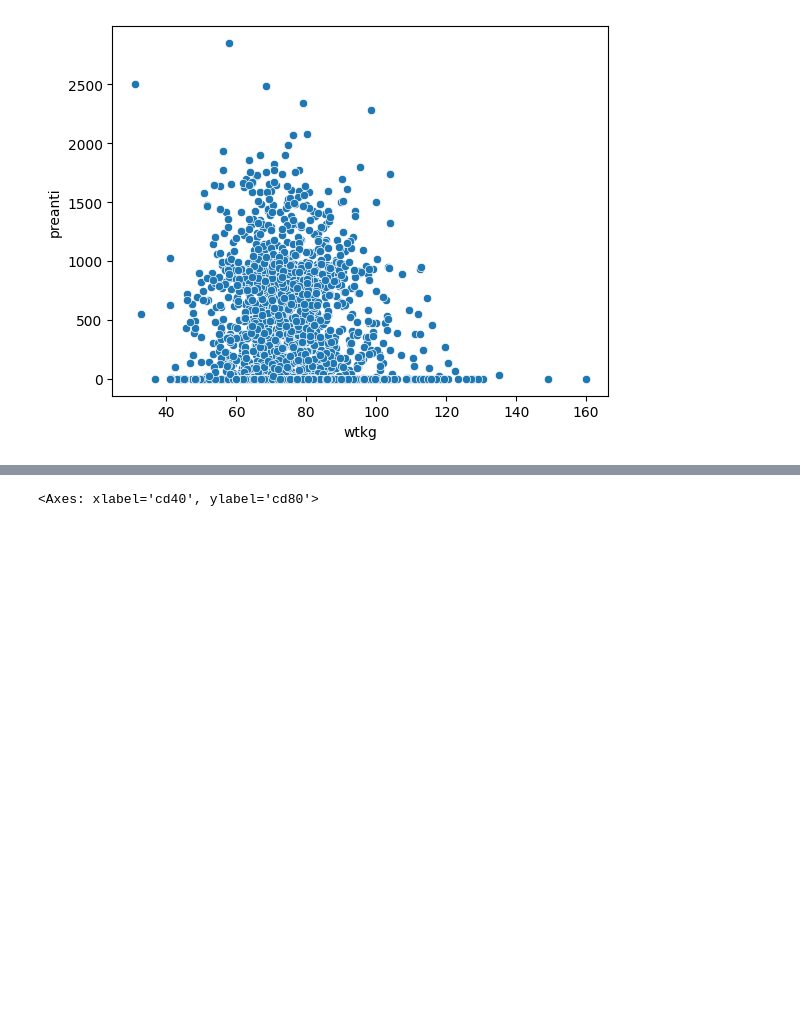
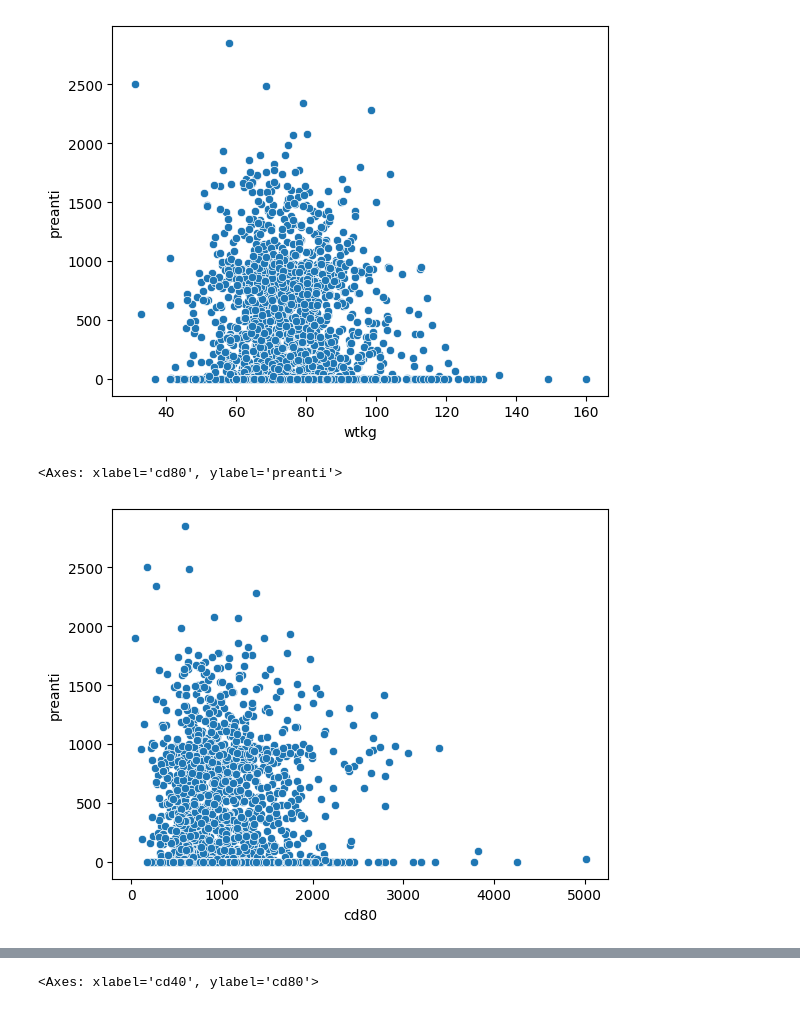
Before and after one commit to bogatyr-e/ml-prediction-aids, a Jupyter notebook: src/preprocessing.ipynb, the cells around one changed output, grey strips where cells are left out. Saved outputs shown, nothing was run; the diff lists cells and outputs as text; code cells hidden in the pictures; blank space fills up the shorter version.

```diff
--- a/src/preprocessing.ipynb
+++ b/src/preprocessing.ipynb
@@ -384,3 +384,9 @@ sns.scatterplot(aidsnum, x='wtkg', y='preanti')
 # %% [output]
 <Axes: xlabel='wtkg', ylabel='preanti'>
 [figure]
+# %%
+# scatter-plot für CD80 und at baseline und Zeit der vorigen Antiretroviralen Behandlung
+sns.scatterplot(aidsnum, x='cd80', y='preanti')
+# %% [output]
+<Axes: xlabel='cd80', ylabel='preanti'>
+[figure, added]
```
Also changed, not shown: parts of 22 cells of this notebook, 4 other files.
